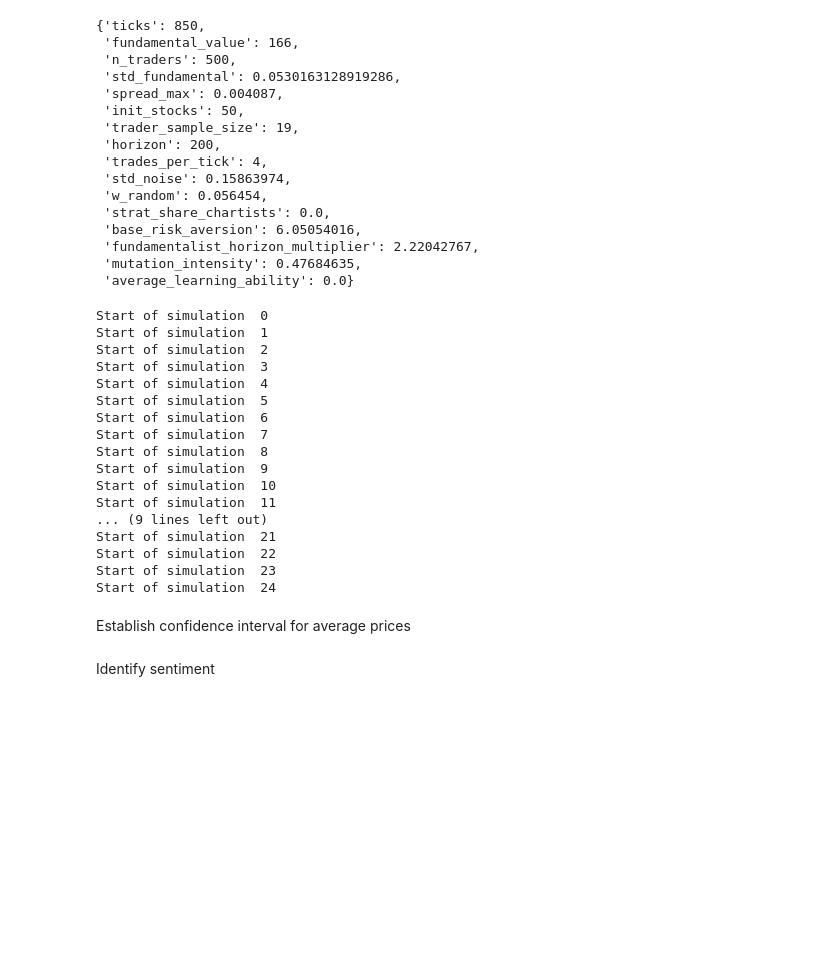
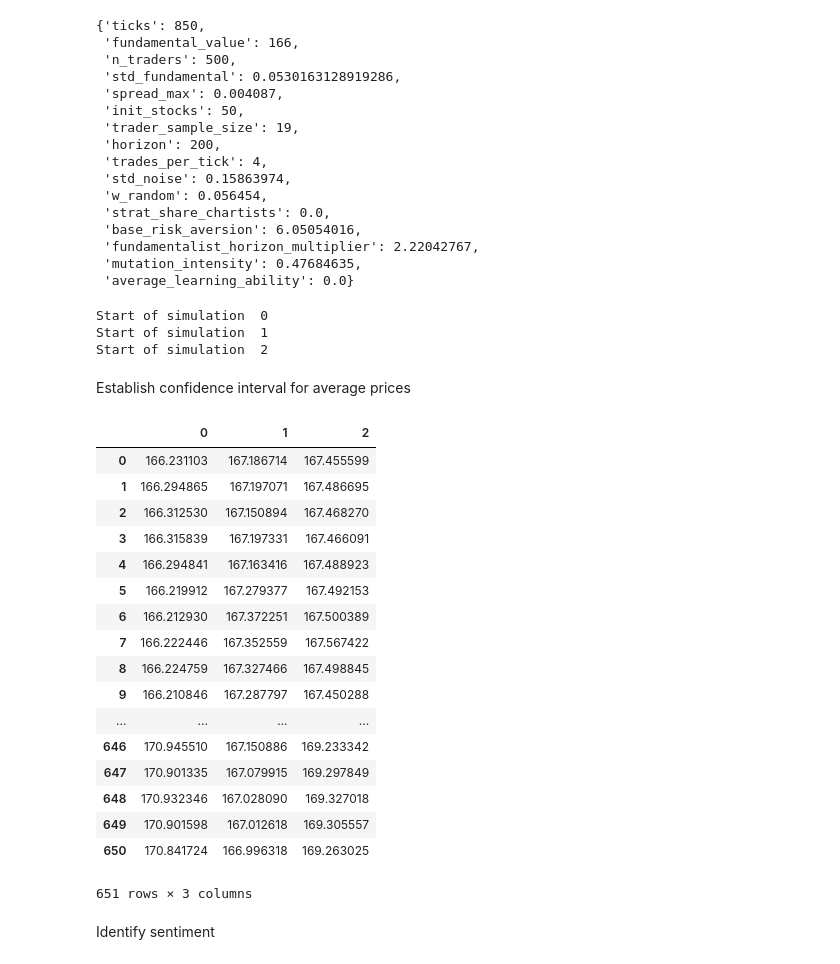
Before and after one commit to joerischasfoort/bubble-inequality, a Jupyter notebook: model_dynamics.ipynb, the cells around one changed output. Drawn from its saved outputs; the diff is of its cells as text; code cells hidden in the pictures; blank space fills up the shorter version.

```diff
--- a/model_dynamics.ipynb
+++ b/model_dynamics.ipynb
@@ -22,7 +22,7 @@ style.use('ggplot')
 
 ## A1 Short-baseline model
 # %%
-NRUNS = 25
+NRUNS = 3
 # %%
 with open('parameters.json', 'r') as f:
     params = json.loads(f.read())
@@ -59,20 +59,6 @@ for seed in range(NRUNS):
 Start of simulation  0
 Start of simulation  1
 Start of simulation  2
-Start of simulation  3
-Start of simulation  4
-Start of simulation  5
-Start of simulation  6
-Start of simulation  7
-Start of simulation  8
-Start of simulation  9
-Start of simulation  10
-Start of simulation  11
-... (9 lines left out)
-Start of simulation  21
-Start of simulation  22
-Start of simulation  23
-Start of simulation  24
 # %%
 mc_prices, mc_returns, mc_autocorr_returns, mc_autocorr_abs_returns, mc_volatility, mc_volume, mc_fundamentals = organise_data(orbs, burn_in_period=200)
 # %% [markdown]
@@ -90,6 +76,27 @@ for row in range(len(mc_fundamentals)):
     lower, upper = confidence_interval(price_range, np.mean(price_range))
     lower_c_price.append(lower)
     upper_c_price.append(upper)
+# %%
+mc_fundamentals
+# %% [output]
+|  | 0 | 1 | 2 |
+| 0 | 166.231103 | 167.186714 | 167.455599 |
+| 1 | 166.294865 | 167.197071 | 167.486695 |
+| 2 | 166.312530 | 167.150894 | 167.468270 |
+| 3 | 166.315839 | 167.197331 | 167.466091 |
+| 4 | 166.294841 | 167.163416 | 167.488923 |
+| 5 | 166.219912 | 167.279377 | 167.492153 |
+| 6 | 166.212930 | 167.372251 | 167.500389 |
+| 7 | 166.222446 | 167.352559 | 167.567422 |
+| 8 | 166.224759 | 167.327466 | 167.498845 |
+| 9 | 166.210846 | 167.287797 | 167.450288 |
+| ... | ... | ... | ... |
+| 646 | 170.945510 | 167.150886 | 169.233342 |
+| 647 | 170.901335 | 167.079915 | 169.297849 |
+| 648 | 170.932346 | 167.028090 | 169.327018 |
+| 649 | 170.901598 | 167.012618 | 169.305557 |
+| 650 | 170.841724 | 166.996318 | 169.263025 |
+651 rows × 3 columns
 # %% [markdown]
 Identify sentiment
 # %%
```
Also changed, not shown: parts of 1 cell of this notebook, 2 other files.
